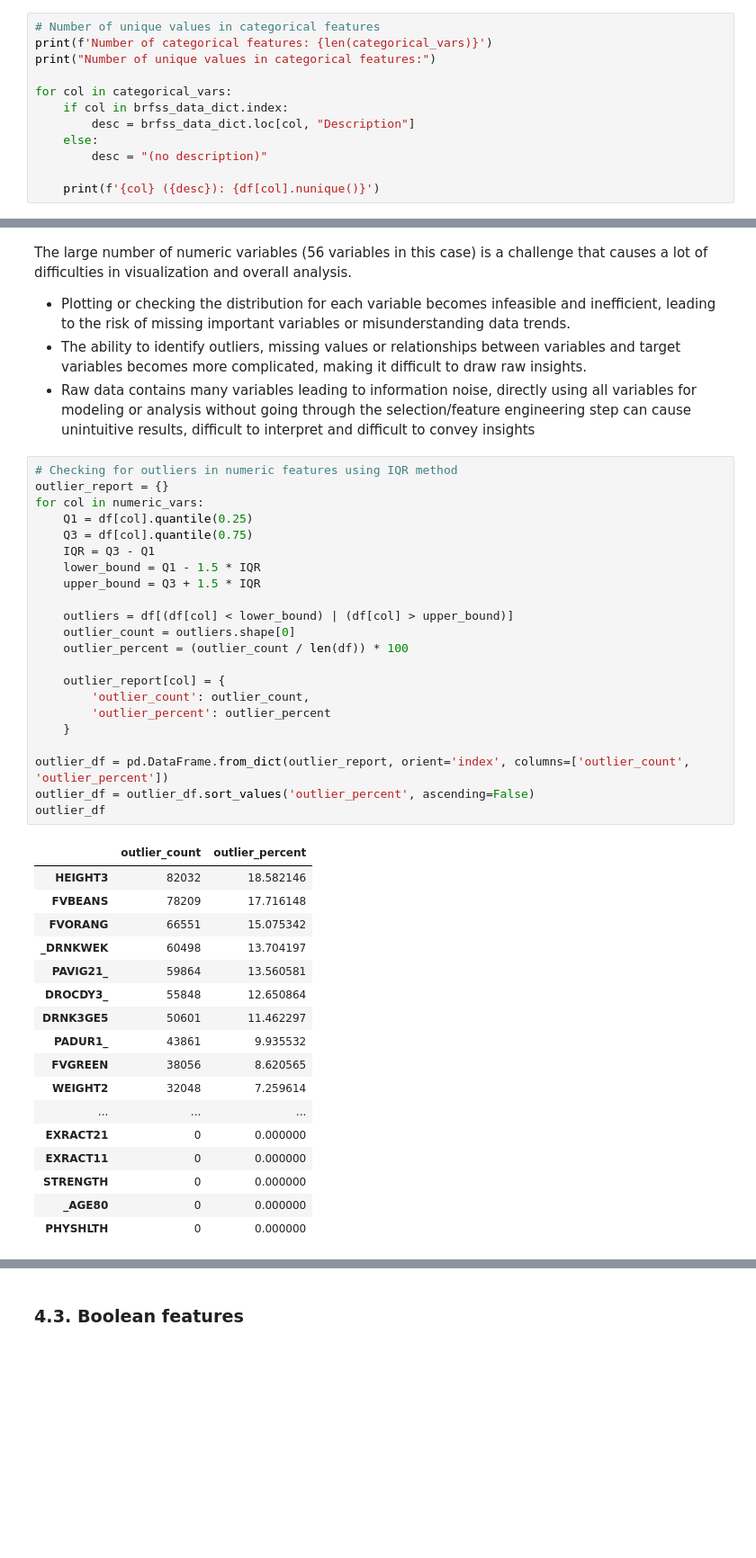
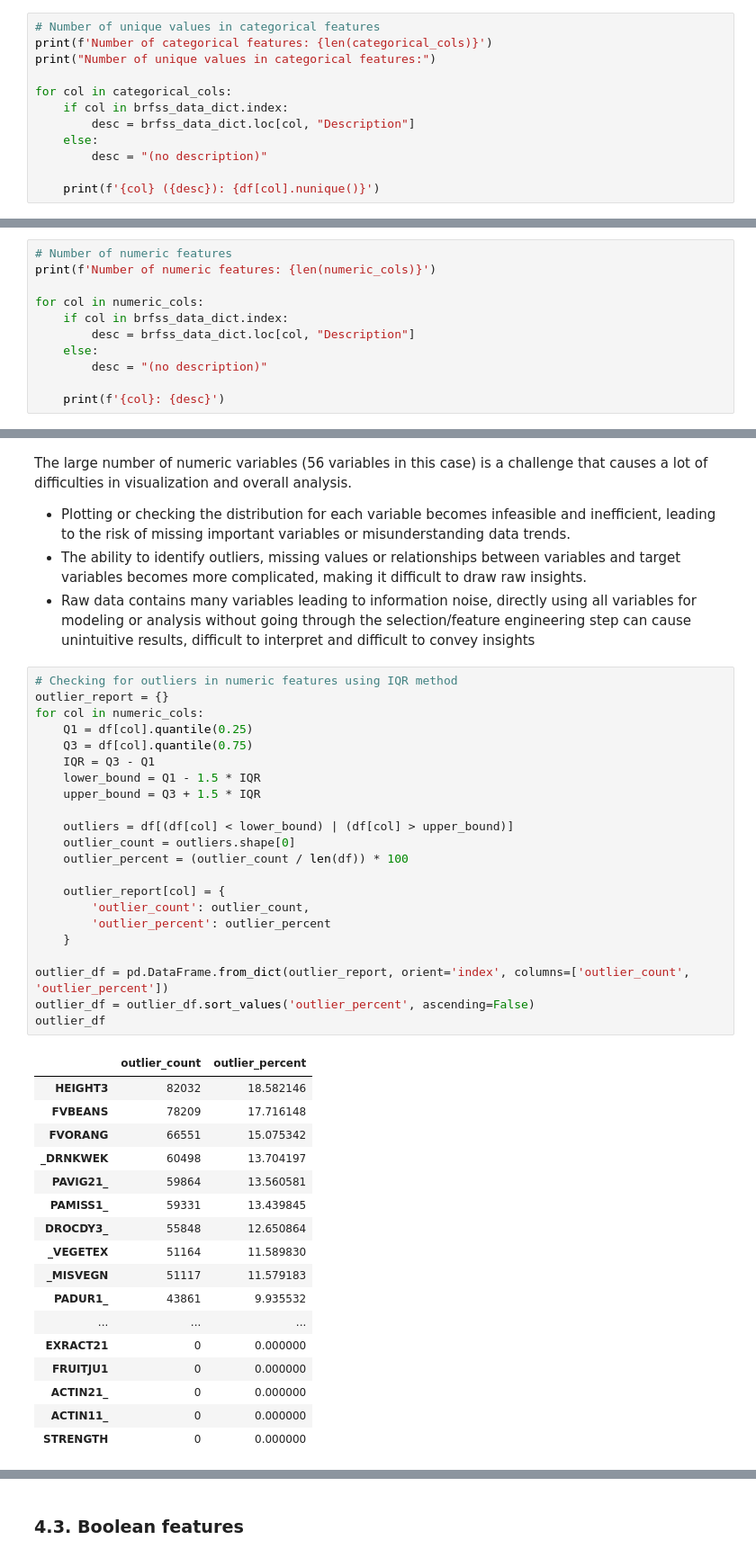
Before and after one commit to thuhang012/DataPrepPrj, a Jupyter notebook: notebooks/01_eda_raw.ipynb, the cells around one changed output, grey strips where cells are left out. Shown at 90% size. Cells and saved outputs as stored; diff of their text form; blank space fills up the shorter version.

```diff
--- a/notebooks/01_eda_raw.ipynb
+++ b/notebooks/01_eda_raw.ipynb
@@ -299,10 +299,10 @@ Prevalence of reported CHD/MI: 8.75%
 ### 4.2. Categorical features
 # %%
 # Number of unique values in categorical features
-print(f'Number of categorical features: {len(categorical_vars)}')
+print(f'Number of categorical features: {len(categorical_cols)}')
 print("Number of unique values in categorical features:")
 
-for col in categorical_vars:
+for col in categorical_cols:
     if col in brfss_data_dict.index:
         desc = brfss_data_dict.loc[col, "Description"]
     else:
@@ -330,2 +721,13 @@ PCDMDECN (Who made HIV test decision): 12
 # %% [markdown]
 ### 4.2. Numerical Features
+# %%
+# Number of numeric features
+print(f'Number of numeric features: {len(numeric_cols)}')
+
+for col in numeric_cols:
+    if col in brfss_data_dict.index:
+        desc = brfss_data_dict.loc[col, "Description"]
+    else:
+        desc = "(no description)"
+
+    print(f'{col}: {desc}')
@@ -368,43 +785,43 @@ The large number of numeric variables (56 variables in this case) is a challenge
 # %%
 # Checking for outliers in numeric features using IQR method
 outlier_report = {}
-for col in numeric_vars:
+for col in numeric_cols:
     Q1 = df[col].quantile(0.25)
     Q3 = df[col].quantile(0.75)
     IQR = Q3 - Q1
     lower_bound = Q1 - 1.5 * IQR
     upper_bound = Q3 + 1.5 * IQR
 
     outliers = df[(df[col] < lower_bound) | (df[col] > upper_bound)]
     outlier_count = outliers.shape[0]
     outlier_percent = (outlier_count / len(df)) * 100
 
     outlier_report[col] = {
         'outlier_count': outlier_count,
         'outlier_percent': outlier_percent
     }
 
 outlier_df = pd.DataFrame.from_dict(outlier_report, orient='index', columns=['outlier_count', 'outlier_percent'])
 outlier_df = outlier_df.sort_values('outlier_percent', ascending=False)
 outlier_df
 # %% [output]
 |  | outlier_count | outlier_percent |
 | HEIGHT3 | 82032 | 18.582146 |
 | FVBEANS | 78209 | 17.716148 |
 | FVORANG | 66551 | 15.075342 |
 | _DRNKWEK | 60498 | 13.704197 |
 | PAVIG21_ | 59864 | 13.560581 |
+| PAMISS1_ | 59331 | 13.439845 |
 | DROCDY3_ | 55848 | 12.650864 |
-| DRNK3GE5 | 50601 | 11.462297 |
+| _VEGETEX | 51164 | 11.589830 |
+| _MISVEGN | 51117 | 11.579183 |
 | PADUR1_ | 43861 | 9.935532 |
-| FVGREEN | 38056 | 8.620565 |
-| WEIGHT2 | 32048 | 7.259614 |
 | ... | ... | ... |
 | EXRACT21 | 0 | 0.000000 |
-| EXRACT11 | 0 | 0.000000 |
+| FRUITJU1 | 0 | 0.000000 |
+| ACTIN21_ | 0 | 0.000000 |
+| ACTIN11_ | 0 | 0.000000 |
 | STRENGTH | 0 | 0.000000 |
-| _AGE80 | 0 | 0.000000 |
-| PHYSHLTH | 0 | 0.000000 |
 # %%
 # Top 10 numeric features with highest correlation with target
 correlations = {}
```
Also changed, not shown: parts of 33 cells of this notebook, 3 other files.
